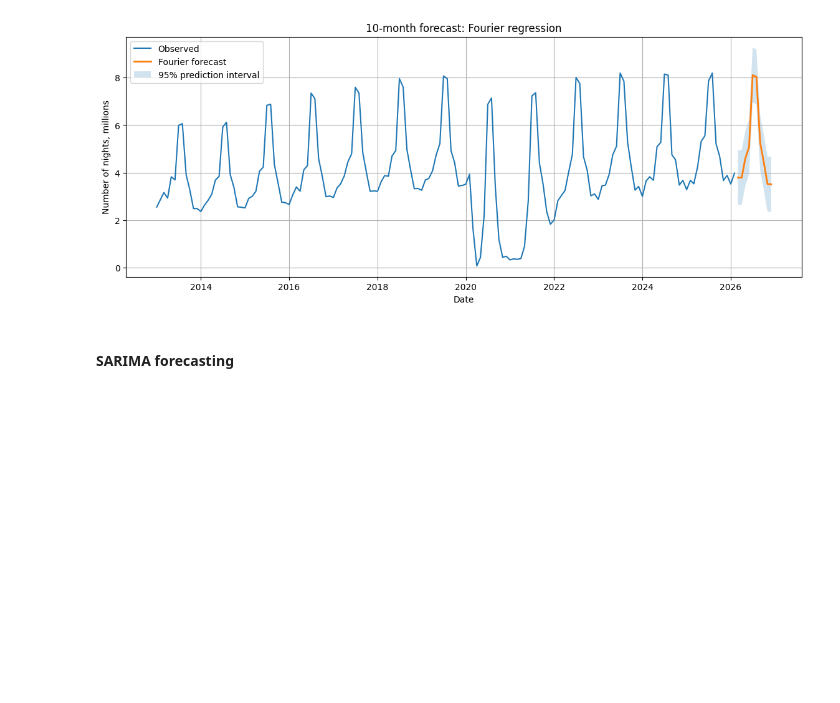
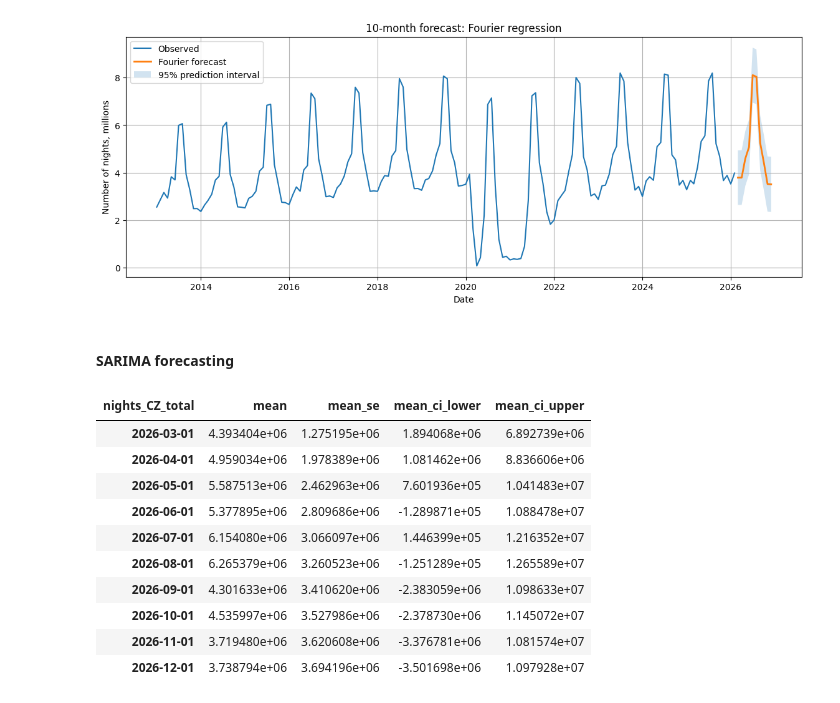
Before and after one commit to nievsky/TourismAnalysis_TimeSeries, a Jupyter notebook: main.ipynb, the cells around one changed output. Cells and saved outputs as stored; diff of their text form; code cells hidden in the pictures; blank space fills up the shorter version.

```diff
--- a/main.ipynb
+++ b/main.ipynb
@@ -1636,3 +1636,21 @@ plt.show()
 [figure]
 # %% [markdown]
 #### SARIMA forecasting
+# %%
+sarima_forecast_res = sarima_fit.get_forecast(steps=future_steps)
+sarima_forecast = sarima_forecast_res.summary_frame(alpha=0.05)
+sarima_forecast.index = future_index
+
+display(sarima_forecast)
+# %% [output]
+| nights_CZ_total | mean | mean_se | mean_ci_lower | mean_ci_upper |
+| 2026-03-01 | 4.393404e+06 | 1.275195e+06 | 1.894068e+06 | 6.892739e+06 |
+| 2026-04-01 | 4.959034e+06 | 1.978389e+06 | 1.081462e+06 | 8.836606e+06 |
+| 2026-05-01 | 5.587513e+06 | 2.462963e+06 | 7.601936e+05 | 1.041483e+07 |
+| 2026-06-01 | 5.377895e+06 | 2.809686e+06 | -1.289871e+05 | 1.088478e+07 |
+| 2026-07-01 | 6.154080e+06 | 3.066097e+06 | 1.446399e+05 | 1.216352e+07 |
+| 2026-08-01 | 6.265379e+06 | 3.260523e+06 | -1.251289e+05 | 1.265589e+07 |
+| 2026-09-01 | 4.301633e+06 | 3.410620e+06 | -2.383059e+06 | 1.098633e+07 |
+| 2026-10-01 | 4.535997e+06 | 3.527986e+06 | -2.378730e+06 | 1.145072e+07 |
+| 2026-11-01 | 3.719480e+06 | 3.620608e+06 | -3.376781e+06 | 1.081574e+07 |
+| 2026-12-01 | 3.738794e+06 | 3.694196e+06 | -3.501698e+06 | 1.097928e+07 |
```
Also changed, not shown: parts of 13 cells of this notebook.
